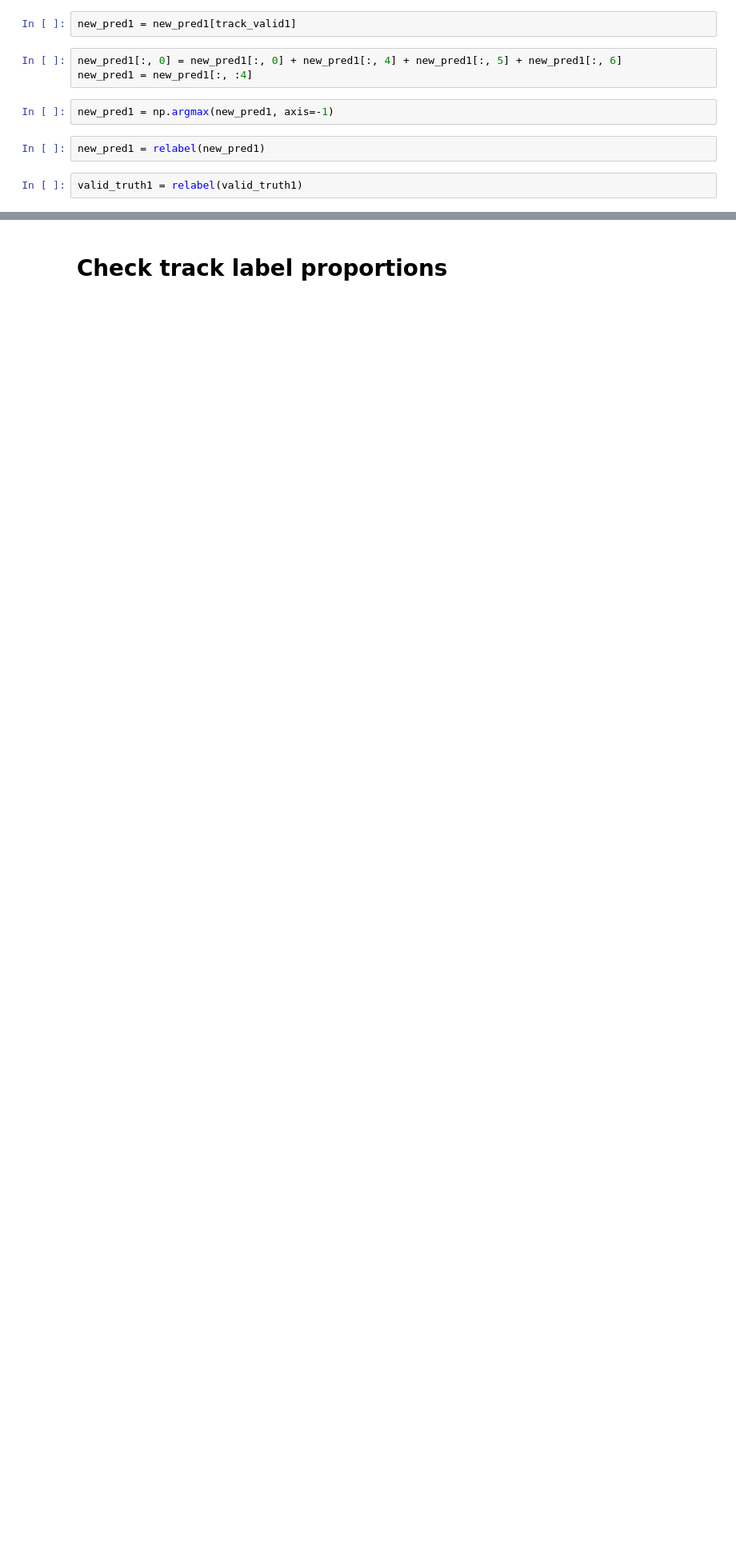
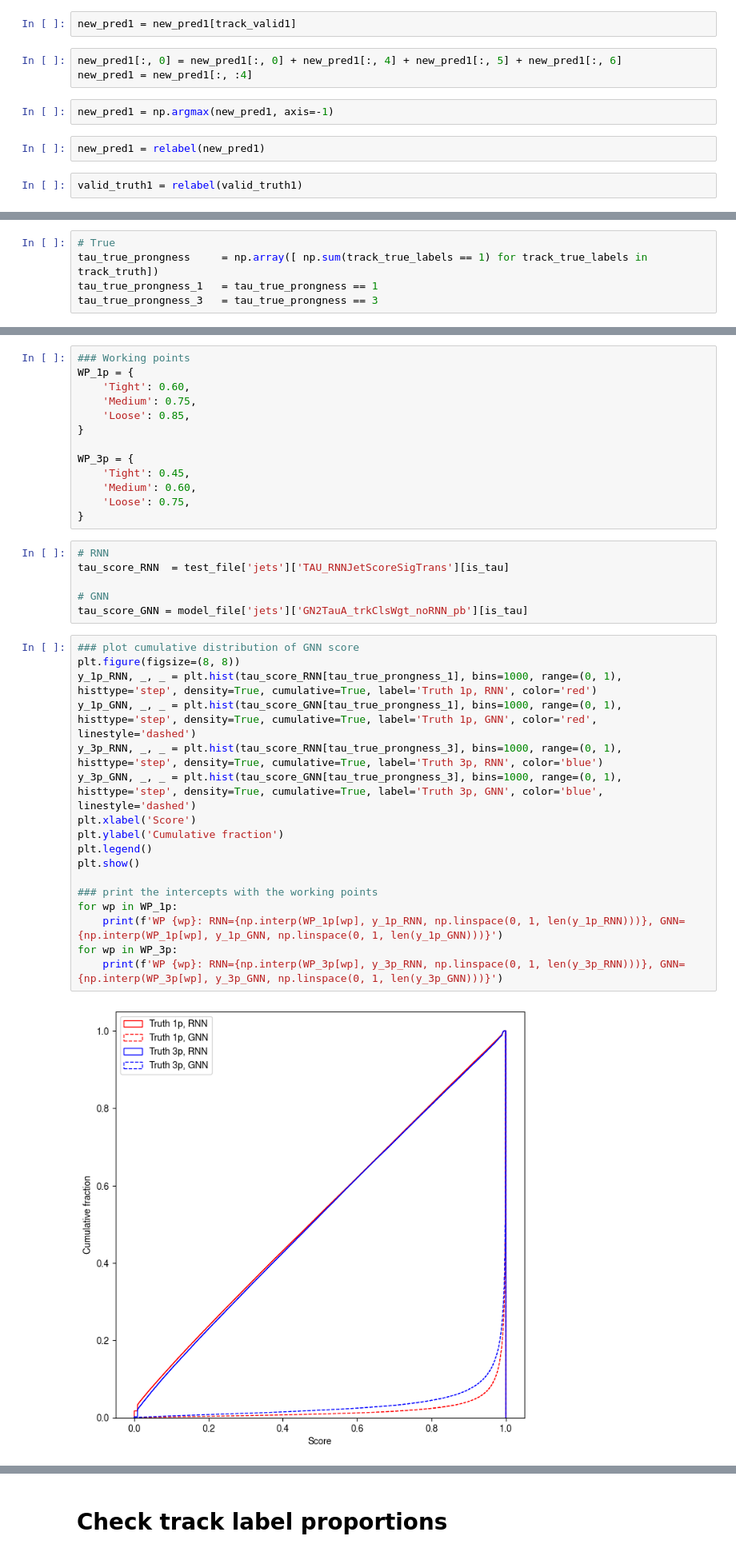
Before and after one commit to etiennedreyer/GNtau, a Jupyter notebook: notebooks/confusion_matrix_NOT_RNN.ipynb, the cells around one changed output, grey strips where cells are left out. Shown: that part at 80% size. Saved outputs shown, nothing was run; the diff lists cells and outputs as text; blank space fills up the shorter version.

```diff
--- a/notebooks/confusion_matrix_NOT_RNN.ipynb
+++ b/notebooks/confusion_matrix_NOT_RNN.ipynb
@@ -231,0 +236,5 @@ plt.show()
+# %%
+# True
+tau_true_prongness     = np.array([ np.sum(track_true_labels == 1) for track_true_labels in track_truth])
+tau_true_prongness_1   = tau_true_prongness == 1
+tau_true_prongness_3   = tau_true_prongness == 3
@@ -231,0 +243,38 @@ plt.show()
+# %%
+### Working points
+WP_1p = {
+    'Tight': 0.60,
+    'Medium': 0.75,
+    'Loose': 0.85,
+}
+
+WP_3p = {
+    'Tight': 0.45,
+    'Medium': 0.60,
+    'Loose': 0.75,
+}
+# %%
+# RNN
+tau_score_RNN  = test_file['jets']['TAU_RNNJetScoreSigTrans'][is_tau]
+
+# GNN
+tau_score_GNN = model_file['jets']['GN2TauA_trkClsWgt_noRNN_pb'][is_tau]
+# %%
+### plot cumulative distribution of GNN score
+plt.figure(figsize=(8, 8))
+y_1p_RNN, _, _ = plt.hist(tau_score_RNN[tau_true_prongness_1], bins=1000, range=(0, 1), histtype='step', density=True, cumulative=True, label='Truth 1p, RNN', color='red')
+y_1p_GNN, _, _ = plt.hist(tau_score_GNN[tau_true_prongness_1], bins=1000, range=(0, 1), histtype='step', density=True, cumulative=True, label='Truth 1p, GNN', color='red', linestyle='dashed')
+y_3p_RNN, _, _ = plt.hist(tau_score_RNN[tau_true_prongness_3], bins=1000, range=(0, 1), histtype='step', density=True, cumulative=True, label='Truth 3p, RNN', color='blue')
+y_3p_GNN, _, _ = plt.hist(tau_score_GNN[tau_true_prongness_3], bins=1000, range=(0, 1), histtype='step', density=True, cumulative=True, label='Truth 3p, GNN', color='blue', linestyle='dashed')
+plt.xlabel('Score')
+plt.ylabel('Cumulative fraction')
+plt.legend()
+plt.show()
+
+### print the intercepts with the working points
+for wp in WP_1p:
+    print(f'WP {wp}: RNN={np.interp(WP_1p[wp], y_1p_RNN, np.linspace(0, 1, len(y_1p_RNN)))}, GNN={np.interp(WP_1p[wp], y_1p_GNN, np.linspace(0, 1, len(y_1p_GNN)))}')
+for wp in WP_3p:
+    print(f'WP {wp}: RNN={np.interp(WP_3p[wp], y_3p_RNN, np.linspace(0, 1, len(y_3p_RNN)))}, GNN={np.interp(WP_3p[wp], y_3p_GNN, np.linspace(0, 1, len(y_3p_GNN)))}')
+# %% [output]
+[figure, added]
```
Also changed, not shown: parts of 15 cells of this notebook, 1 other file.
